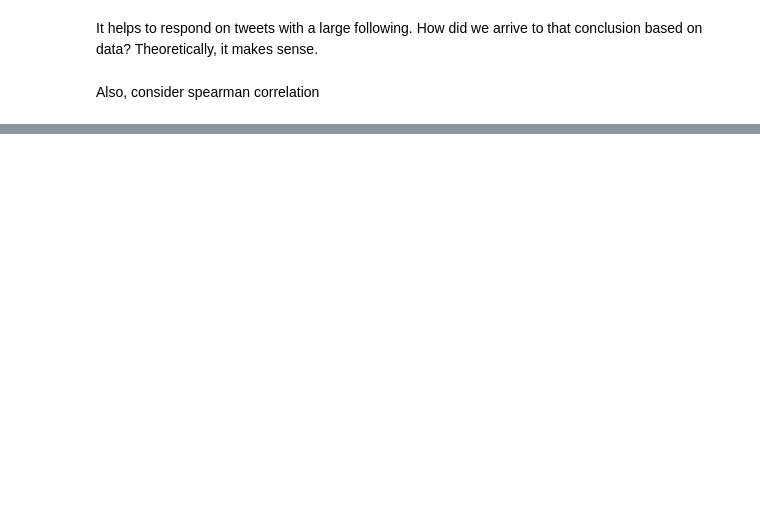
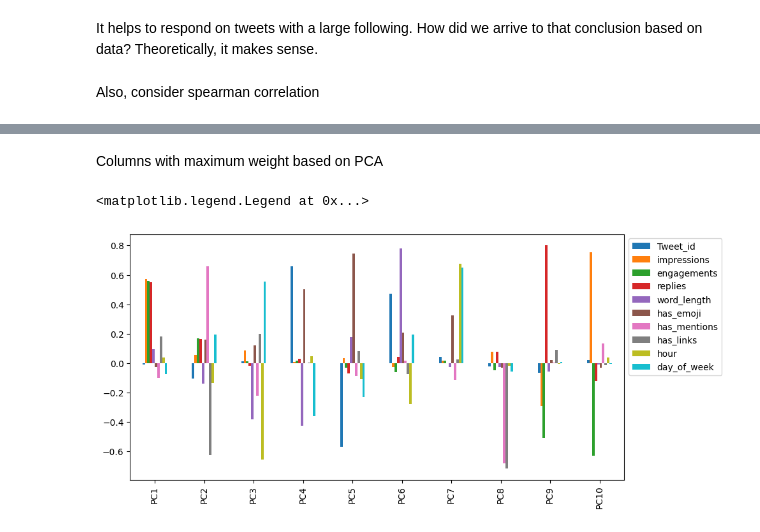
Before and after one commit to swjupudi/Twiter_analysis, a Jupyter notebook: eda.ipynb, the cells around one changed output, grey strips where cells are left out. Cells and saved outputs as stored; diff of their text form; code cells hidden in the pictures; blank space fills up the shorter version.

```diff
--- a/eda.ipynb
+++ b/eda.ipynb
@@ -36,0 +308,7 @@ tweet_stats_df.groupby('hour').mean().plot(kind = 'bar', y = 'impressions', figs
+# %% [markdown]
+Columns with maximum weight based on PCA
+# %%
+pd.DataFrame(pca.components_, columns=xstd_df.columns, index=[f'PC{n+1}'for n in range(xpca.shape[1])]).plot.bar(figsize=(10, 5)).legend(bbox_to_anchor=(1, 1))
+# %% [output]
+<matplotlib.legend.Legend at 0x...>
+[figure, added]
```
Also changed, not shown: parts of 34 cells of this notebook, 1 other file.
